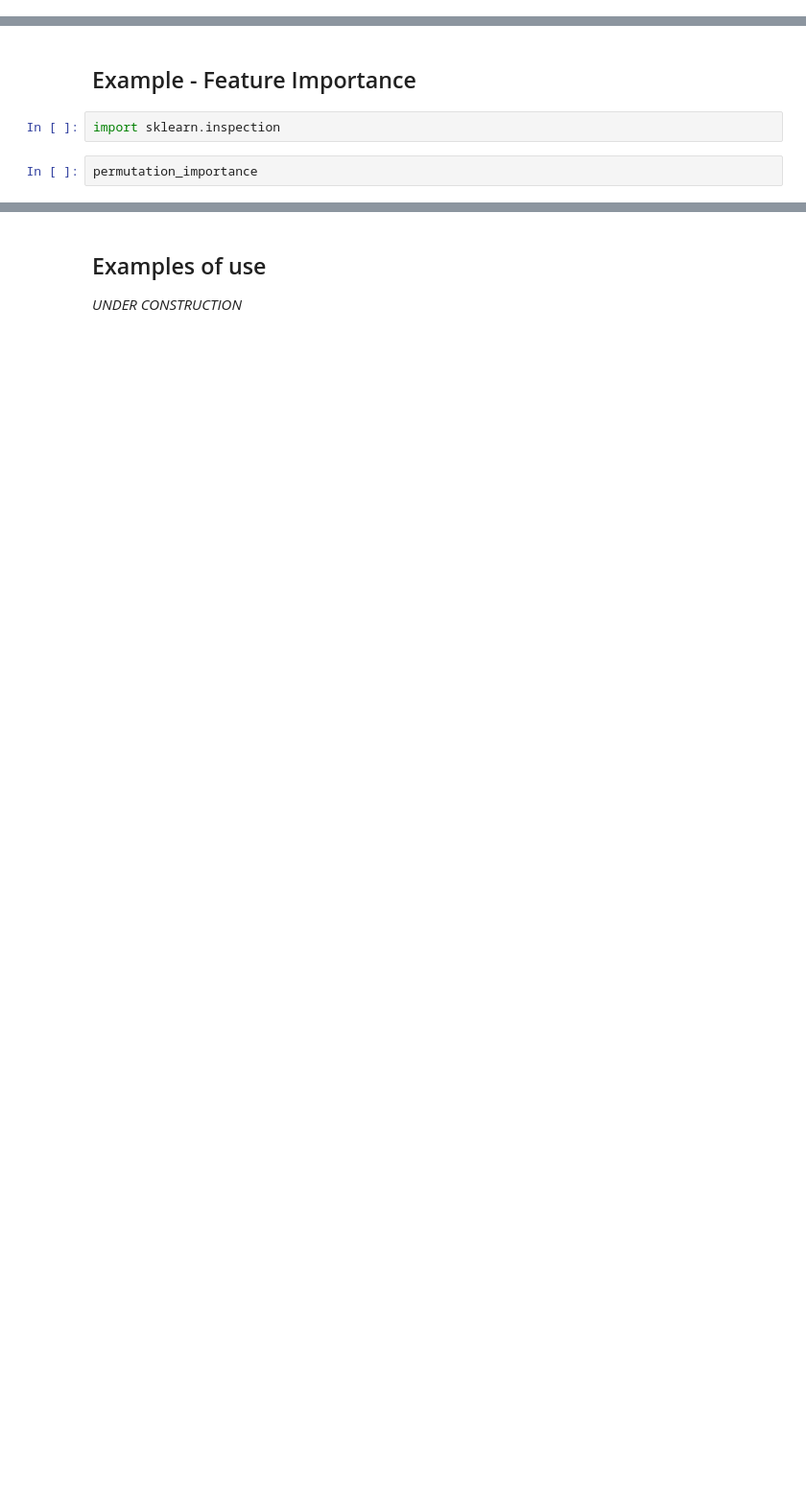
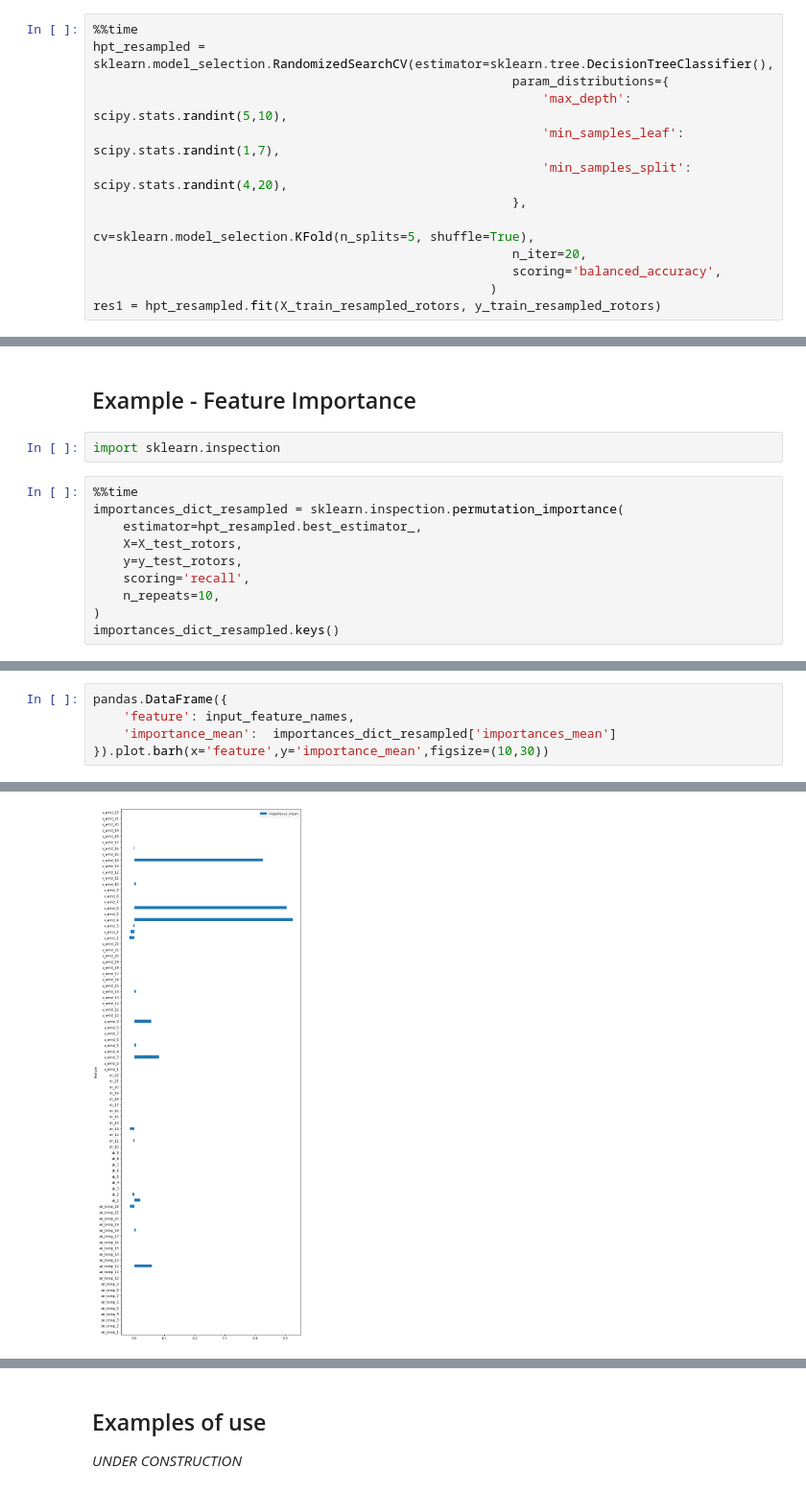
Before and after one commit to informatics-lab/ml_weather_tutorial, a Jupyter notebook: 04_improving_performance.ipynb, the cells around one changed output, grey strips where cells are left out. Shown at 96% size. Saved outputs shown, nothing was run; the diff lists cells and outputs as text; blank space fills up the shorter version.

```diff
--- a/04_improving_performance.ipynb
+++ b/04_improving_performance.ipynb
@@ -212,3 +322,16 @@ rotors_resampled_train = pandas.concat([
 # %%
 X_train_resampled_rotors = preproc_input(rotors_resampled_train, preproc_dict)
 y_train_resampled_rotors = preproc_target(rotors_resampled_train, target_encoder)
+# %%
+%%time
+hpt_resampled = sklearn.model_selection.RandomizedSearchCV(estimator=sklearn.tree.DecisionTreeClassifier(),
+                                                        param_distributions={
+                                                            'max_depth': scipy.stats.randint(5,10),
+                                                            'min_samples_leaf': scipy.stats.randint(1,7),
+                                                            'min_samples_split': scipy.stats.randint(4,20),
+                                                        },
+                                                        cv=sklearn.model_selection.KFold(n_splits=5, shuffle=True),
+                                                        n_iter=20,
+                                                        scoring='balanced_accuracy',
+                                                     )
+res1 = hpt_resampled.fit(X_train_resampled_rotors, y_train_resampled_rotors)
@@ -217,4 +369,12 @@ y_train_resampled_rotors = preproc_target(rotors_resampled_train, target_encoder
 # %%
 import sklearn.inspection
 # %%
-permutation_importance
+%%time
+importances_dict_resampled = sklearn.inspection.permutation_importance(
+    estimator=hpt_resampled.best_estimator_,
+    X=X_test_rotors,
+    y=y_test_rotors,
+    scoring='recall',
+    n_repeats=10,
+)
+importances_dict_resampled.keys()
@@ -220,0 +385,6 @@ permutation_importance
+# %%
+pandas.DataFrame({
+    'feature': input_feature_names,
+    'importance_mean':  importances_dict_resampled['importances_mean']
+}).plot.barh(x='feature',y='importance_mean',figsize=(10,30))
+# %% [output]
@@ -220,0 +392 @@ permutation_importance
+[figure, added]
```
Also changed, not shown: parts of 26 cells of this notebook, 3 other files.
